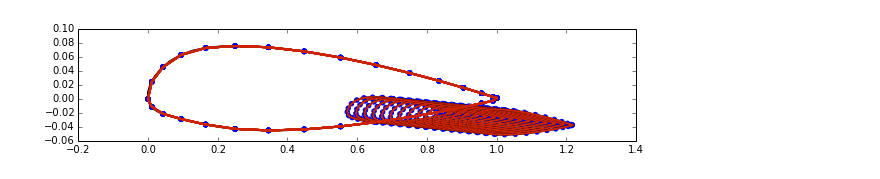
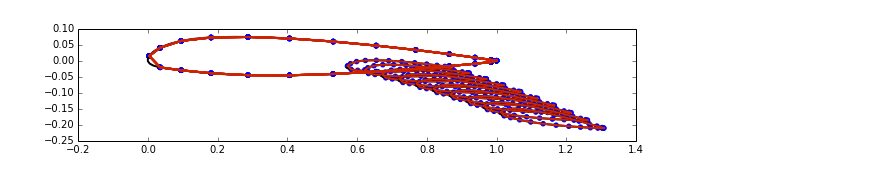
Before and after one commit to cparvini/AeroHydroWork, a Jupyter notebook: Project/BaseCode.ipynb, the cells around one changed output. Saved outputs shown, nothing was run; the diff lists cells and outputs as text; code cells hidden in the pictures.

```diff
--- a/Project/BaseCode.ipynb
+++ b/Project/BaseCode.ipynb
@@ -330,61 +330,61 @@ def init():
 # %%
 with open ('naca23012.dat') as file_name:
     x, y = numpy.loadtxt(file_name, dtype=float, delimiter='\t', unpack=True)
 
 xf, yf = x.copy(), y.copy()
 
 # Given
 u_inf = 1.0
 alpha = 0.0
-N = 30
+N = 25
 Nx, Ny = 100, 100
-steps = 15
+steps = 10
 scale = 0.30
 theta = numpy.linspace(0, 2*math.pi, N+1)
 dtheta = 1.00 * math.pi / 180
 
 # Initialize Variables
 panel_tot = numpy.empty((steps), dtype=object)
 panel_main = numpy.empty((steps), dtype=object)
 panel_flap = numpy.empty((steps), dtype=object)
 u, v = numpy.empty((2, steps, Nx, Ny), dtype=float), numpy.empty((2, steps, Nx, Ny), dtype=float)
 cp = numpy.empty((2, steps, Nx, Ny), dtype=float)
 theta = numpy.linspace(0, 2.*math.pi, len(xf))
 xf_plot = numpy.empty((steps, len(xf)), dtype=float)
 yf_plot = numpy.empty((steps, len(yf)), dtype=float)
+
+# Set up the geometry
+pyplot.figure(figsize=(10,2))
+val_x, val_y = 0.1, 0.2
+x_min, x_max = x.min(), x.max()
+y_min, y_max = y.min(), y.max()
+x_start, x_end = x_min-val_x*(x_max-x_min), x_max+val_x*(x_max-x_min)
+y_start, y_end = y_min-val_y*(y_max-y_min), y_max+val_y*(y_max-y_min)
+
+# Scale the flap and move it
+xf, yf = (xf * scale) + x[0] / 1.75, yf * scale - (numpy.max(y) - numpy.min(y)) / 6.00
+dx, dy = 0.05, -0.0025
+
+# Check the data points
+pyplot.plot(x, y,  color='k', linestyle='-', linewidth=2)
+
+for i in xrange(steps):
+
+    rot = dtheta
+#     xrot, yrot = (xf.max() - xf.min()) / 2. * numpy.sin(theta + rot), (yf.max() - yf.min()) / 2 * numpy.cos(theta + rot)
+    xrot, yrot = xf - (xf * numpy.cos(dtheta) - yf * numpy.sin(dtheta)), yf - (xf * numpy.sin(dtheta) + yf * numpy.cos(dtheta))
+    pyplot.plot(xf, yf,  color='k', linestyle='-', linewidth=2);
+    panel_main[i] = define_panels(x, y, N, 0.0)
+    panel_flap[i] = define_panels(xf, yf, N, rot)
+    panel_tot[i] = numpy.concatenate((panel_main[i], panel_flap[i]), axis = 0)
+
+    xf_plot[i] = xf.copy()
+    yf_plot[i] = yf.copy()
+
+    xf += dx + xrot
+    yf += dy + yrot
+# %% [output]
+[figure, added]
-# %%
-# Set up the geometry
-pyplot.figure(figsize=(10,2))
-val_x, val_y = 0.1, 0.2
-x_min, x_max = x.min(), x.max()
-y_min, y_max = y.min(), y.max()
-x_start, x_end = x_min-val_x*(x_max-x_min), x_max+val_x*(x_max-x_min)
-y_start, y_end = y_min-val_y*(y_max-y_min), y_max+val_y*(y_max-y_min)
-
-# Scale the flap and move it
-xf, yf = (xf * scale) + x[0] / 1.75, yf * scale - (numpy.max(y) - numpy.min(y)) / 6.00
-dx, dy = 0.025, -0.00125
-
-# Check the data points
-pyplot.plot(x, y,  color='k', linestyle='-', linewidth=2)
-
-for i in xrange(steps):
-
-    rot = dtheta
-#     xrot, yrot = (xf.max() - xf.min()) / 2. * numpy.sin(theta + rot), (yf.max() - yf.min()) / 2 * numpy.cos(theta + rot)
-    xrot, yrot = xf - (xf * numpy.cos(dtheta) - yf * numpy.sin(dtheta)), yf - (xf * numpy.sin(dtheta) + yf * numpy.cos(dtheta))
-    pyplot.plot(xf, yf,  color='k', linestyle='-', linewidth=2);
-    panel_main[i] = define_panels(x, y, N, 0.0)
-    panel_flap[i] = define_panels(xf, yf, N, rot)
-    panel_tot[i] = numpy.concatenate((panel_main[i], panel_flap[i]), axis = 0)
-
-    xf_plot[i] = xf.copy()
-    yf_plot[i] = yf.copy()
-
-    xf += dx + xrot
-    yf += dy# + yrot/3.0
-# %% [output]
-[figure, removed]
 # %%
 # Do The Math
 freestream = Freestream(u_inf, alpha)
```
Also changed, not shown: parts of 4 cells of this notebook.
